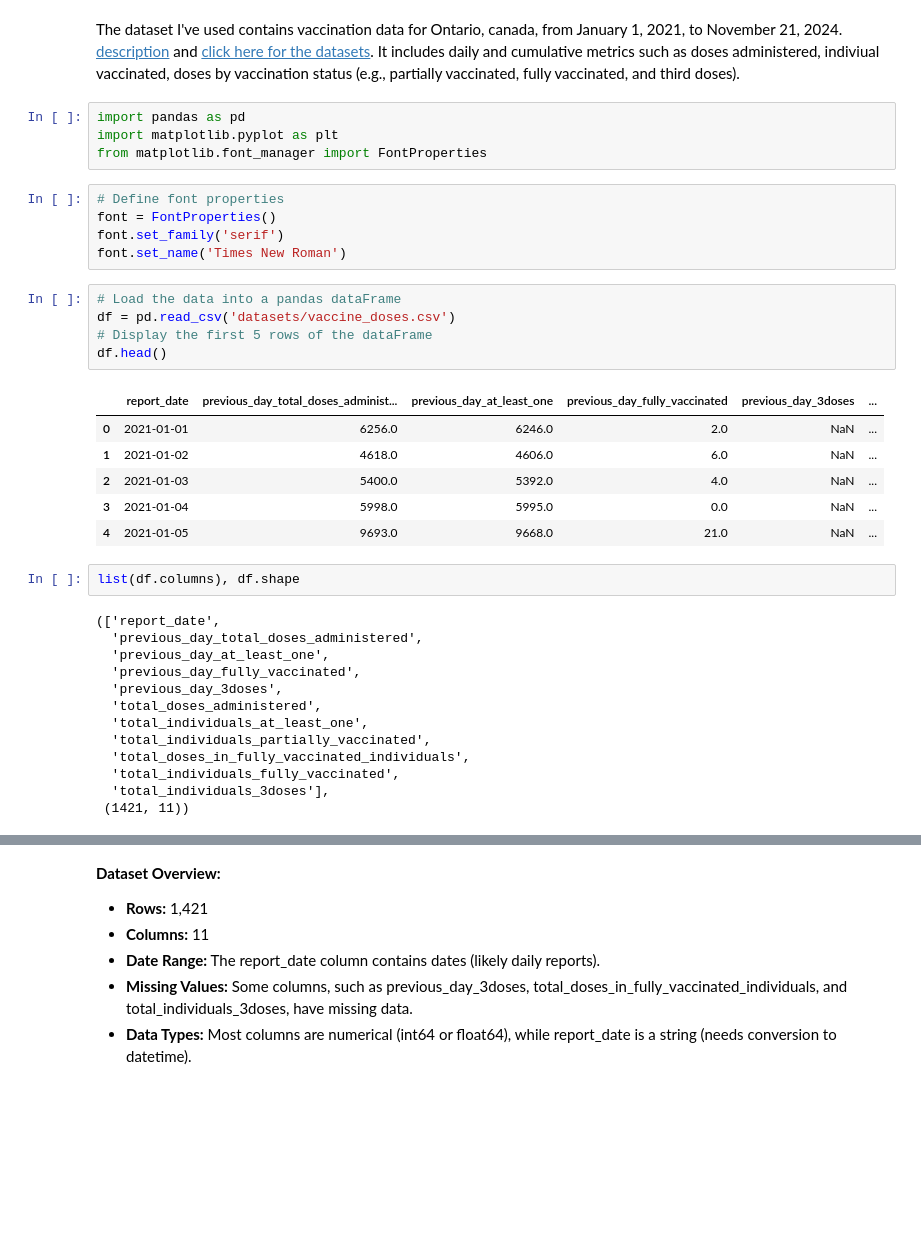
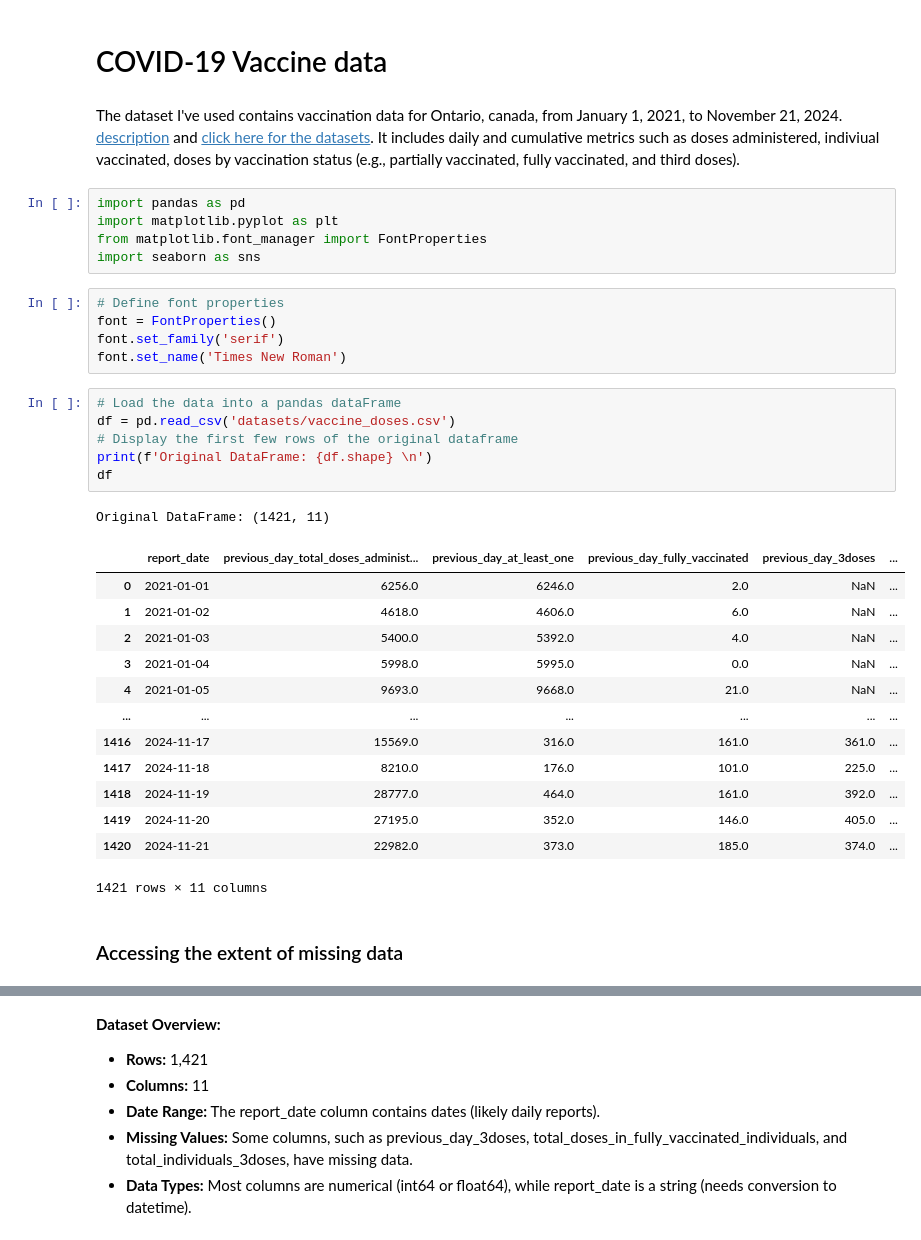
Before and after one commit to bitewulign/visualization, a Jupyter notebook: 02_activities/assignments/visualization_1_python.ipynb, the cells around one changed output, grey strips where cells are left out. Cells and saved outputs as stored; diff of their text form; blank space fills up the shorter version.

```diff
--- a/02_activities/assignments/visualization_1_python.ipynb
+++ b/02_activities/assignments/visualization_1_python.ipynb
@@ -1,9 +1,12 @@
+# %% [markdown]
+# COVID-19 Vaccine data
 # %% [markdown]
 The dataset I've used contains vaccination data for Ontario, canada,  from January 1, 2021, to November 21, 2024. [description](https://data.ontario.ca/dataset/covid-19-vaccine-data-in-ontario/resource/8a89caa9-511c-4568-af89-7f2174b4378c) and [click here for the datasets](https://data.ontario.ca/dataset/752ce2b7-c15a-4965-a3dc-397bf405e7cc/resource/8a89caa9-511c-4568-af89-7f2174b4378c/download/vaccine_doses.csv). It includes daily and cumulative metrics such as doses administered, indiviual vaccinated, doses by vaccination status (e.g., partially vaccinated, fully vaccinated, and third doses).
 # %%
 import pandas as pd
 import matplotlib.pyplot as plt
 from matplotlib.font_manager import FontProperties
+import seaborn as sns
 # %%
 # Define font properties
 font = FontProperties()
@@ -12,27 +15,23 @@ font.set_name('Times New Roman')
 # %%
 # Load the data into a pandas dataFrame
 df = pd.read_csv('datasets/vaccine_doses.csv')
-# Display the first 5 rows of the dataFrame
-df.head()
+# Display the first few rows of the original dataframe
+print(f'Original DataFrame: {df.shape} \n')
+df
 # %% [output]
+Original DataFrame: (1421, 11)
 |  | report_date | previous_day_total_doses_administ... | previous_day_at_least_one | previous_day_fully_vaccinated | previous_day_3doses | ... |
 | 0 | 2021-01-01 | 6256.0 | 6246.0 | 2.0 | NaN | ... |
 | 1 | 2021-01-02 | 4618.0 | 4606.0 | 6.0 | NaN | ... |
 | 2 | 2021-01-03 | 5400.0 | 5392.0 | 4.0 | NaN | ... |
 | 3 | 2021-01-04 | 5998.0 | 5995.0 | 0.0 | NaN | ... |
 | 4 | 2021-01-05 | 9693.0 | 9668.0 | 21.0 | NaN | ... |
+| ... | ... | ... | ... | ... | ... | ... |
+| 1416 | 2024-11-17 | 15569.0 | 316.0 | 161.0 | 361.0 | ... |
+| 1417 | 2024-11-18 | 8210.0 | 176.0 | 101.0 | 225.0 | ... |
+| 1418 | 2024-11-19 | 28777.0 | 464.0 | 161.0 | 392.0 | ... |
+| 1419 | 2024-11-20 | 27195.0 | 352.0 | 146.0 | 405.0 | ... |
+| 1420 | 2024-11-21 | 22982.0 | 373.0 | 185.0 | 374.0 | ... |
+1421 rows × 11 columns
-# %%
-list(df.columns), df.shape
-# %% [output]
-(['report_date',
-  'previous_day_total_doses_administered',
-  'previous_day_at_least_one',
-  'previous_day_fully_vaccinated',
-  'previous_day_3doses',
-  'total_doses_administered',
-  'total_individuals_at_least_one',
-  'total_individuals_partially_vaccinated',
-  'total_doses_in_fully_vaccinated_individuals',
-  'total_individuals_fully_vaccinated',
-  'total_individuals_3doses'],
- (1421, 11))
+# %% [markdown]
+### Accessing the extent of missing data
```
Also changed, not shown: parts of 14 cells of this notebook, 2 other files.
